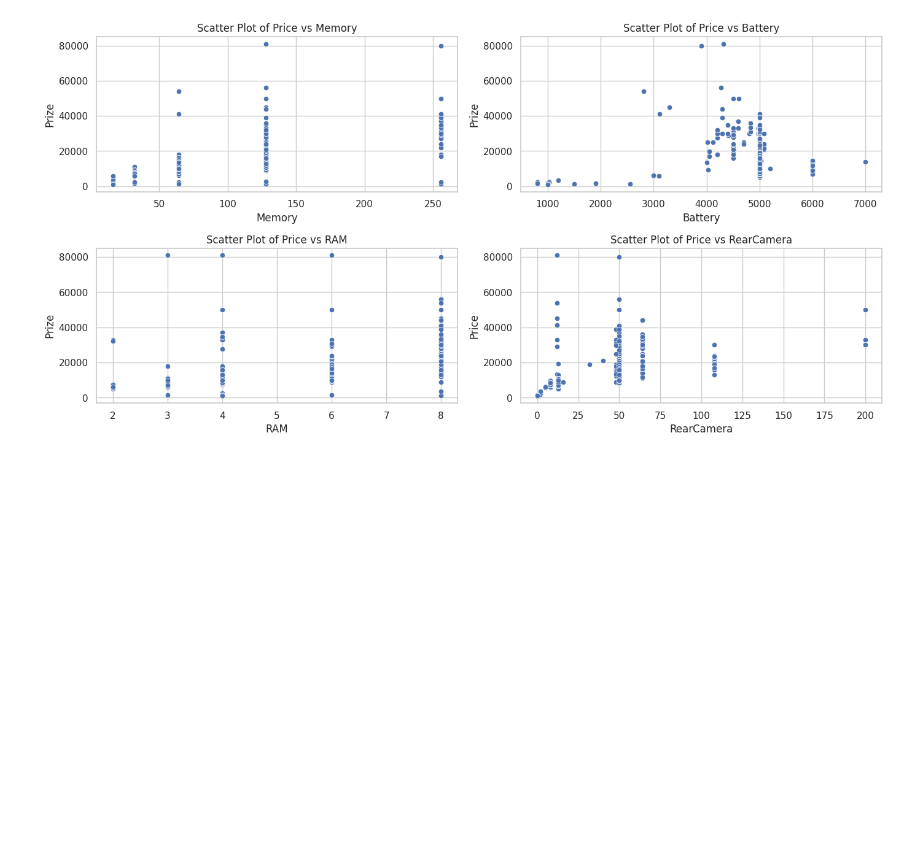
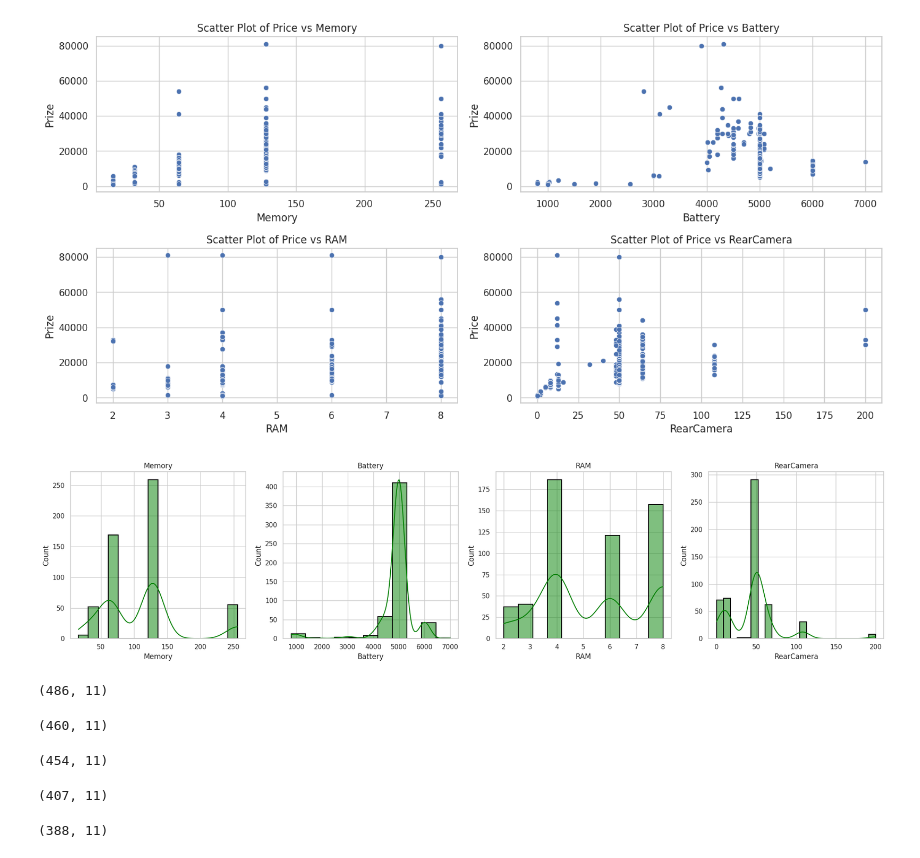
Before and after one commit to santoshdhalwalkar/Calculator, a Jupyter notebook: PricePredictionforMobilePhones.ipynb, the cells around one changed output. Saved outputs shown, nothing was run; the diff lists cells and outputs as text; code cells hidden in the pictures; blank space fills up the shorter version.

```diff
--- a/PricePredictionforMobilePhones.ipynb
+++ b/PricePredictionforMobilePhones.ipynb
@@ -518,3 +557,21 @@ plt.tight_layout()
 plt.show()
 # %% [output]
 [figure]
+# %%
+# Set the style of the visualization
+sns.set(style="whitegrid")
+# List of numerical features to plot
+features = ['Memory', 'Battery', 'RAM', 'RearCamera']
+
+# Create a figure with subplots
+fifig, axes = plt.subplots(nrows=1, ncols=4, figsize=(20, 5))
+
+# Iterate over each feature and plot its histogram
+for i, col in enumerate(features):
+    sns.histplot(data=df[col], kde=True, color="green", edgecolor='black', linewidth=1.5, ax=axes[i])
+    axes[i].set_title(col)
+
+plt.tight_layout()
+plt.show()
+# %% [output]
+[figure, added]
@@ -520,0 +589,35 @@ plt.show()
+# %%
+lower_range, upper_range = iqr_technique(df['Memory'])
+df = df [(df.Memory > lower_range) & (df.Memory < upper_range) ]
+
+df.shape
+# %% [output]
+(486, 11)
+# %%
+lower_range, upper_range = iqr_technique(df['RearCamera'])
+df = df [(df.RearCamera > lower_range) & (df.RearCamera < upper_range) ]
+
+df.shape
+# %% [output]
+(460, 11)
+# %%
+lower_range, upper_range = iqr_technique(df['FrontCamera'])
+df = df [(df.FrontCamera > lower_range) & (df.FrontCamera < upper_range) ]
+
+df.shape
+# %% [output]
+(454, 11)
+# %%
+lower_range, upper_range = iqr_technique(df['MobileHeight'])
+df = df [(df.MobileHeight > lower_range) & (df.MobileHeight < upper_range) ]
+
+df.shape
+# %% [output]
+(407, 11)
+# %%
+lower_range, upper_range = iqr_technique(df['Prize'])
+df = df [(df.Prize > lower_range) & (df.Prize < upper_range) ]
+
+df.shape
+# %% [output]
+(388, 11)
```
Also changed, not shown: parts of 13 cells of this notebook.
